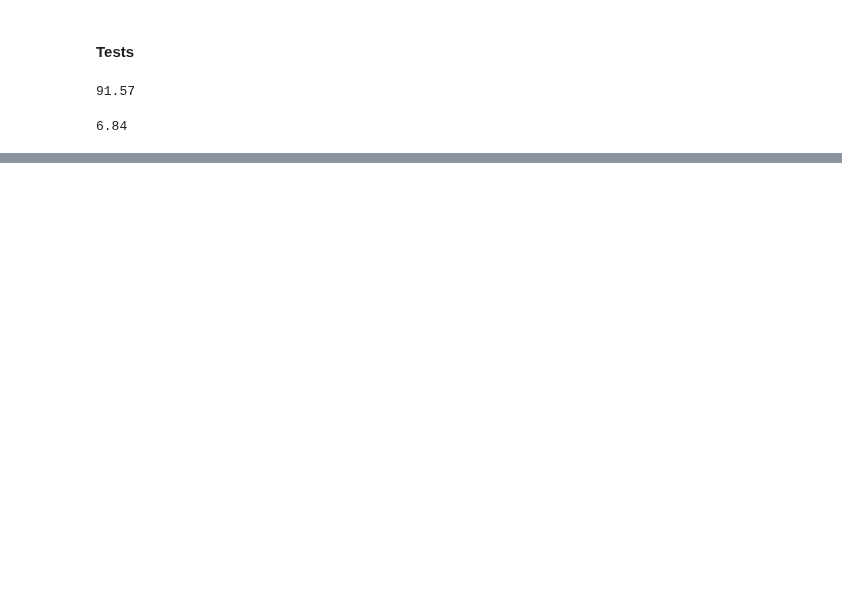
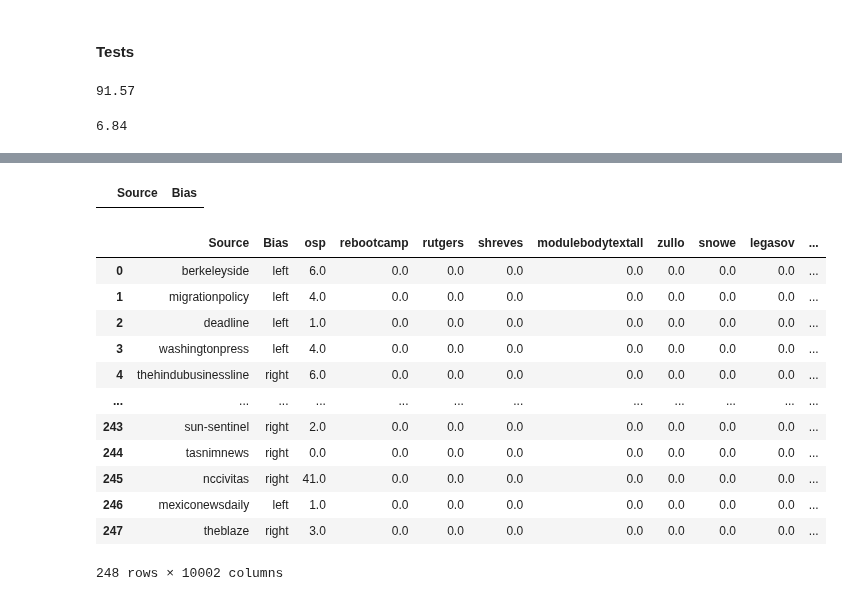
Before and after one commit to ldocarvalho/portals-bias, a Jupyter notebook: portals_bias.ipynb, the cells around one changed output, grey strips where cells are left out. Cells and saved outputs as stored; diff of their text form; code cells hidden in the pictures; blank space fills up the shorter version.

Commit message:
Information Theory approach implementation for News-July dataset

```diff
--- a/portals_bias.ipynb
+++ b/portals_bias.ipynb
@@ -307,0 +421,4 @@ tf_right = compute_TF(number_of_words_right, bag_of_words_news_aggregator_right)
+# %%
+df_portals_content_names = ["Source", "Content", "Bias"]
+df_portals_content = pd.DataFrame(columns = df_portals_content_names)
+df_portals_content
@@ -307,0 +457,8 @@ tf_right = compute_TF(number_of_words_right, bag_of_words_news_aggregator_right)
+# %%
+for index, row in df_portals_content.iterrows():
+  source = row['Source']
+  content = ""
+  rows_1 = df_news_july[df_news_july['Source'] == source]
+  for index_1, row_1 in rows_1.iterrows():
+    content += preprocess(row_1['Content'])
+  df_portals_content.at[index,'Content'] = content
@@ -307,0 +481,41 @@ tf_right = compute_TF(number_of_words_right, bag_of_words_news_aggregator_right)
+# %%
+df_portals_names = ["Source", "Bias"]
+df_portals = pd.DataFrame(columns = df_portals_names)
+df_portals
+# %% [output]
+|  | Source | Bias |
+# %%
+from collections import Counter
+
+for index, row in df_portals_content.iterrows():
+  df_portals.at[index, 'Source'] = row['Source']
+  bias = ""
+  if "left" in row['Bias']:
+    bias = "left"
+  else:
+    bias = "right"
+  df_portals.at[index, 'Bias'] = bias
+  portal_content = row['Content']
+  for index_1, row_1 in df_reference_vocabulary.iterrows():
+    word = row_1['word']
+    if row['Source'] == "berkeleyside":
+      df_portals[word] = 0.2
+    #counter = Counter(portal_content)
+    frequency = portal_content.count(word)
+    df_portals.at[index, word] = frequency
+# %%
+df_portals
+# %% [output]
+|  | Source | Bias | osp | rebootcamp | rutgers | shreves | modulebodytextall | zullo | snowe | legasov | ... |
+| 0 | berkeleyside | left | 6.0 | 0.0 | 0.0 | 0.0 | 0.0 | 0.0 | 0.0 | 0.0 | ... |
+| 1 | migrationpolicy | left | 4.0 | 0.0 | 0.0 | 0.0 | 0.0 | 0.0 | 0.0 | 0.0 | ... |
+| 2 | deadline | left | 1.0 | 0.0 | 0.0 | 0.0 | 0.0 | 0.0 | 0.0 | 0.0 | ... |
+| 3 | washingtonpress | left | 4.0 | 0.0 | 0.0 | 0.0 | 0.0 | 0.0 | 0.0 | 0.0 | ... |
+| 4 | thehindubusinessline | right | 6.0 | 0.0 | 0.0 | 0.0 | 0.0 | 0.0 | 0.0 | 0.0 | ... |
+| ... | ... | ... | ... | ... | ... | ... | ... | ... | ... | ... | ... |
+| 243 | sun-sentinel | right | 2.0 | 0.0 | 0.0 | 0.0 | 0.0 | 0.0 | 0.0 | 0.0 | ... |
+| 244 | tasnimnews | right | 0.0 | 0.0 | 0.0 | 0.0 | 0.0 | 0.0 | 0.0 | 0.0 | ... |
+| 245 | nccivitas | right | 41.0 | 0.0 | 0.0 | 0.0 | 0.0 | 0.0 | 0.0 | 0.0 | ... |
+| 246 | mexiconewsdaily | left | 1.0 | 0.0 | 0.0 | 0.0 | 0.0 | 0.0 | 0.0 | 0.0 | ... |
+| 247 | theblaze | right | 3.0 | 0.0 | 0.0 | 0.0 | 0.0 | 0.0 | 0.0 | 0.0 | ... |
+248 rows × 10002 columns
```
Also changed, not shown: parts of 64 cells of this notebook.
